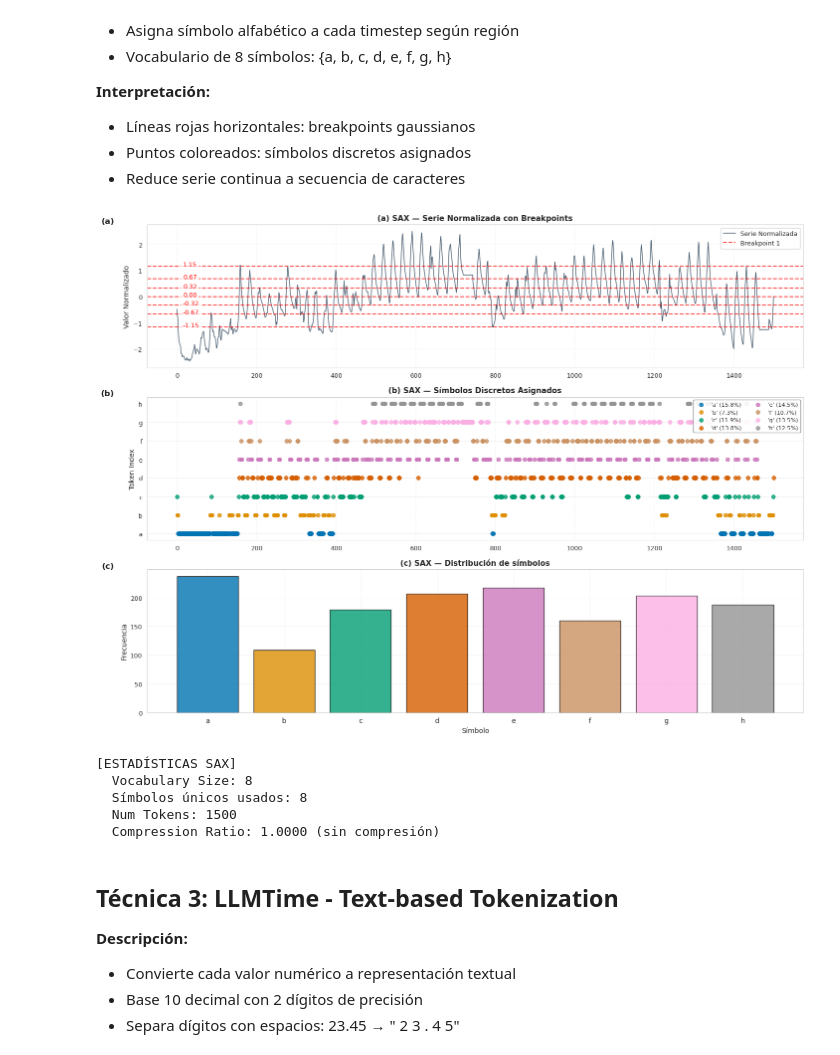
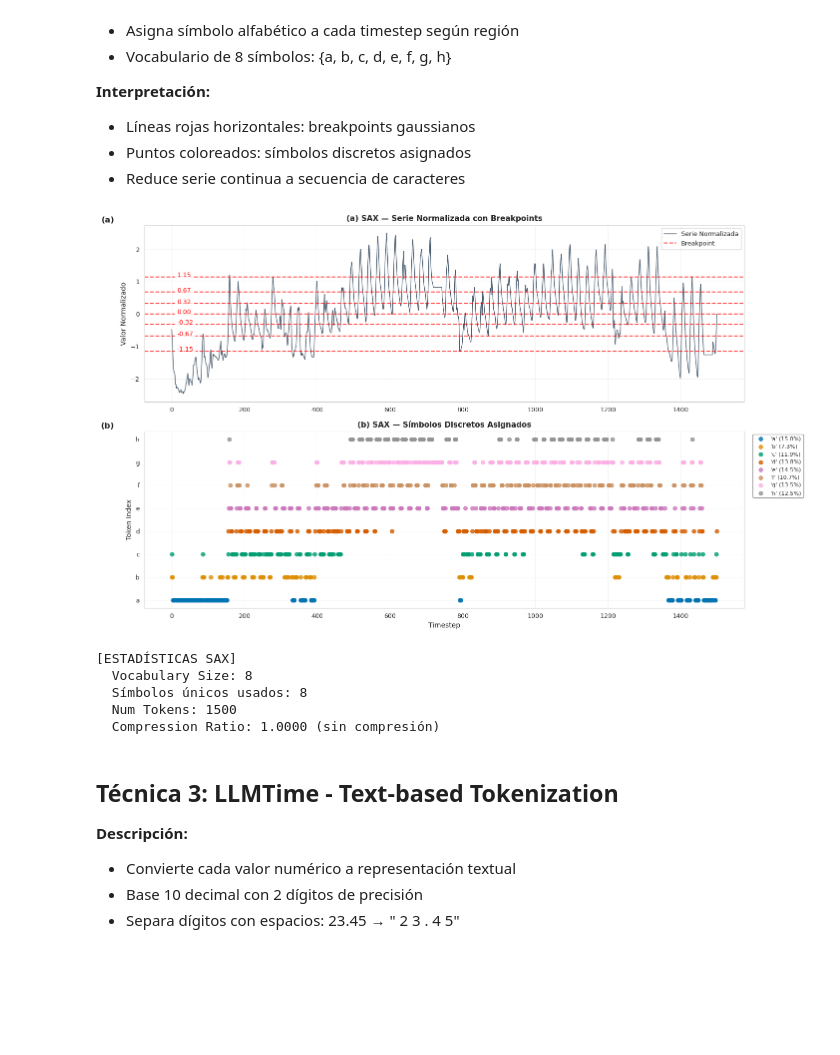
Before and after one commit to jaime-oriol/RITMO, a Jupyter notebook: tecnicas/ETTh2_tokenization.ipynb, the cells around one changed output. Saved outputs shown, nothing was run; the diff lists cells and outputs as text; code cells hidden in the pictures; blank space fills up the shorter version.

Commit message:
refactor(tecnicas): simplify tokenization visualizations, migrate to pipeline RITMO cache, fix overlapping legends

```diff
--- a/tecnicas/ETTh2_tokenization.ipynb
+++ b/tecnicas/ETTh2_tokenization.ipynb
@@ -168,0 +110,17 @@ print(f"  - Entropía Estados: {hmm_etth2['state_entropy']:.3f}")
+# %%
+# Cargar cache HMM del pipeline RITMO
+import torch
+BASE_DIR = Path('/home/jaime/TFG/RITMO')
+DATASET_DIR = BASE_DIR / 'dataset'
+CACHE_DIR = BASE_DIR / 'cache'
+
+# Cargar parámetros HMM entrenados
+K_SELECTED = 5
+cache_path = CACHE_DIR / f'hmm_etth2_K{K_SELECTED}.pth'
+hmm_cache = torch.load(cache_path, weights_only=False)
+
+print("[CACHE HMM]")
+print(f"  Archivo: {cache_path}")
+print(f"  K={K_SELECTED} estados")
+print(f"  Convergencia: {hmm_cache['converged']} (iter {hmm_cache['n_iter']})")
+print(f"  Log-likelihood: {hmm_cache['log_likelihood']:.2f}")
@@ -507,12 +564,12 @@ for k in range(K_SELECTED):
 # %%
 sax_viz = visualize_sax(etth2_series, etth2_sax['symbols'], etth2_sax['tokens'], etth2_sax['breakpoints'])
 
-fig, (ax1, ax2, ax3) = plt.subplots(3, 1, figsize=(FIGSIZE_DOUBLE[0]*2, FIGSIZE_DOUBLE[1]*2))
+fig, (ax1, ax2) = plt.subplots(2, 1, figsize=(FIGSIZE_DOUBLE[0]*2, FIGSIZE_DOUBLE[1]*1.6))
 
-# Panel 1: Serie normalizada con breakpoints
+# Panel (a): Serie normalizada con breakpoints
 ax1.plot(sax_viz['normalized'], linewidth=1, color='#34495E', alpha=0.9, label='Serie Normalizada')
 for i, bp in enumerate(etth2_sax['breakpoints']):
-    ax1.axhline(bp, color='red', linestyle='--', linewidth=1.5, alpha=0.7, label=f'Breakpoint {i+1}' if i == 0 else '')
+    ax1.axhline(bp, color='red', linestyle='--', linewidth=1.5, alpha=0.7, label='Breakpoint' if i == 0 else '')
     ax1.text(len(etth2_series)*0.01, bp, f'{bp:.2f}', fontsize=9, color='red', bbox=dict(boxstyle='round', facecolor='white', alpha=0.8))
 
 ax1.set_title('(a) SAX — Serie Normalizada con Breakpoints', fontsize=11, fontweight='bold')
@@ -522,48 +579,38 @@ ax1.grid(True, alpha=0.3)
 ax1.text(-0.05, 1.05, '(a)', transform=ax1.transAxes,
          fontsize=12, fontweight='bold', va='top', ha='right')
 
-# Panel 2: Símbolos discretos asignados
+# Panel (b): Símbolos discretos asignados
 colors_sax = sns.color_palette('colorblind', n_colors=etth2_sax['vocabulary_size'])
 for sym_idx in range(etth2_sax['vocabulary_size']):
     mask = etth2_sax['tokens'] == sym_idx
     if mask.any():
         count = mask.sum()
         pct = count / len(etth2_series) * 100
         ax2.scatter(np.where(mask)[0], etth2_sax['tokens'][mask], color=colors_sax[sym_idx], s=30, alpha=0.8, label=f"'{etth2_sax['alphabet'][sym_idx]}' ({pct:.1f}%)")
 
 ax2.set_title('(b) SAX — Símbolos Discretos Asignados', fontsize=11, fontweight='bold')
 ax2.set_ylabel('Token Index', fontsize=10)
+ax2.set_xlabel('Timestep', fontsize=10)
 ax2.set_yticks(range(etth2_sax['vocabulary_size']))
 ax2.set_yticklabels([etth2_sax['alphabet'][i] for i in range(etth2_sax['vocabulary_size'])])
-ax2.legend(loc='upper right', ncol=2, fontsize=8, framealpha=0.9, edgecolor='gray')
+ax2.legend(loc='upper left', bbox_to_anchor=(1.01, 1), ncol=1, fontsize=8, framealpha=0.9, edgecolor='gray')
 ax2.grid(True, alpha=0.3)
 ax2.text(-0.05, 1.05, '(b)', transform=ax2.transAxes,
-         fontsize=12, fontweight='bold', va='top', ha='right')
-
-# Panel 3: Distribución de símbolos
-unique, counts = np.unique(etth2_sax['symbols'], return_counts=True)
-ax3.bar(range(len(unique)), counts, color=[colors_sax[etth2_sax['alphabet'].index(s)] for s in unique], alpha=0.8, edgecolor='black')
-ax3.set_xlabel('Símbolo'); ax3.set_ylabel('Frecuencia')
-ax3.set_title('(c) SAX — Distribución de símbolos', fontsize=11, fontweight='bold')
-ax3.set_xticks(range(len(unique)))
-ax3.set_xticklabels(unique, fontsize=10)
-ax3.grid(True, alpha=0.3, axis='y')
-ax3.text(-0.05, 1.05, '(c)', transform=ax3.transAxes,
          fontsize=12, fontweight='bold', va='top', ha='right')
 
 plt.tight_layout()
 
 # Guardar figura
 fig.savefig('figures/sax_discretizacion_ETTh2.png', dpi=300, bbox_inches='tight')
 plt.show()
 
 print('[ESTADÍSTICAS SAX]')
 print(f"  Vocabulary Size: {etth2_sax['vocabulary_size']}")
 print(f"  Símbolos únicos usados: {len(np.unique(etth2_sax['symbols']))}")
 print(f"  Num Tokens: {etth2_sax['num_tokens']}")
 print(f"  Compression Ratio: {etth2_sax['compression_ratio']:.4f} (sin compresión)")
 # %% [output]
-[figure, old version]
+[figure, new version]
 [ESTADÍSTICAS SAX]
   Vocabulary Size: 8
   Símbolos únicos usados: 8
```
Also changed, not shown: parts of 18 cells of this notebook, 16 other files.
